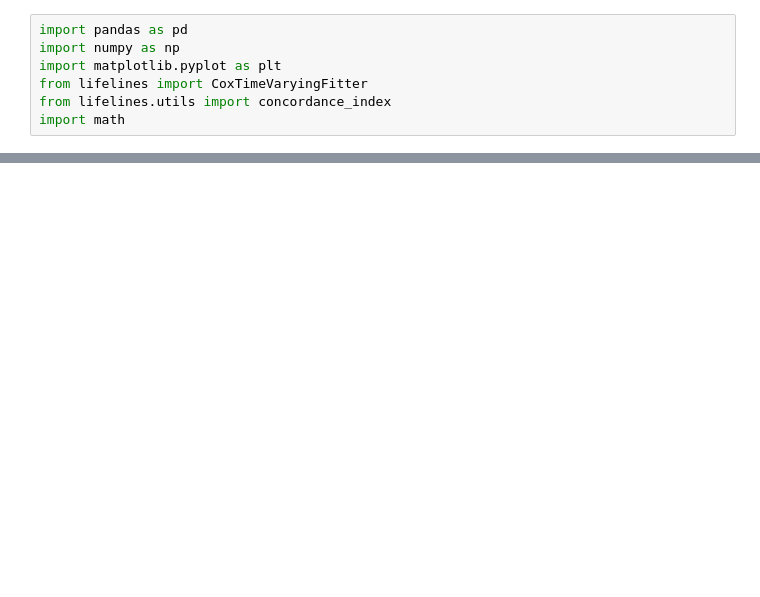
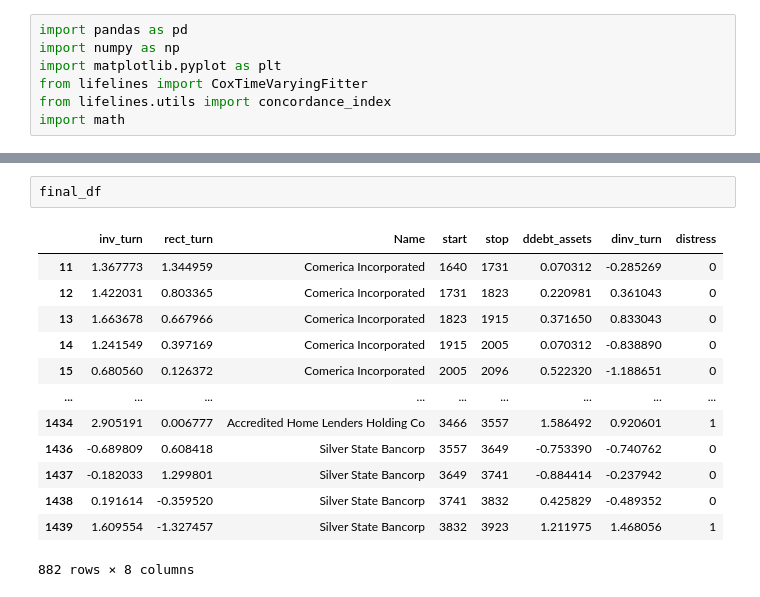
Before and after one commit to Gabriel-dLN/2008-quantitative-study, a Jupyter notebook: lab.ipynb, the cells around one changed output, grey strips where cells are left out. Drawn from its saved outputs; the diff is of its cells as text; blank space fills up the shorter version.

```diff
--- a/lab.ipynb
+++ b/lab.ipynb
@@ -97,3 +97,19 @@ Concordance index: 0.40
 | ddebt_assets | 0.009263 | 0.002807 | 1.000000 | 0.012090 |
 | dinv_turn | 0.362695 | 0.049519 | 0.012090 | 1.000000 |
 [figure]
+# %%
+final_df
+# %% [output]
+|  | inv_turn | rect_turn | Name | start | stop | ddebt_assets | dinv_turn | distress |
+| 11 | 1.367773 | 1.344959 | Comerica Incorporated | 1640 | 1731 | 0.070312 | -0.285269 | 0 |
+| 12 | 1.422031 | 0.803365 | Comerica Incorporated | 1731 | 1823 | 0.220981 | 0.361043 | 0 |
+| 13 | 1.663678 | 0.667966 | Comerica Incorporated | 1823 | 1915 | 0.371650 | 0.833043 | 0 |
+| 14 | 1.241549 | 0.397169 | Comerica Incorporated | 1915 | 2005 | 0.070312 | -0.838890 | 0 |
+| 15 | 0.680560 | 0.126372 | Comerica Incorporated | 2005 | 2096 | 0.522320 | -1.188651 | 0 |
+| ... | ... | ... | ... | ... | ... | ... | ... | ... |
+| 1434 | 2.905191 | 0.006777 | Accredited Home Lenders Holding Co | 3466 | 3557 | 1.586492 | 0.920601 | 1 |
+| 1436 | -0.689809 | 0.608418 | Silver State Bancorp | 3557 | 3649 | -0.753390 | -0.740762 | 0 |
+| 1437 | -0.182033 | 1.299801 | Silver State Bancorp | 3649 | 3741 | -0.884414 | -0.237942 | 0 |
+| 1438 | 0.191614 | -0.359520 | Silver State Bancorp | 3741 | 3832 | 0.425829 | -0.489352 | 0 |
+| 1439 | 1.609554 | -1.327457 | Silver State Bancorp | 3832 | 3923 | 1.211975 | 1.468056 | 1 |
+882 rows × 8 columns
```
Also changed, not shown: parts of 3 cells of this notebook, 4 other files.
